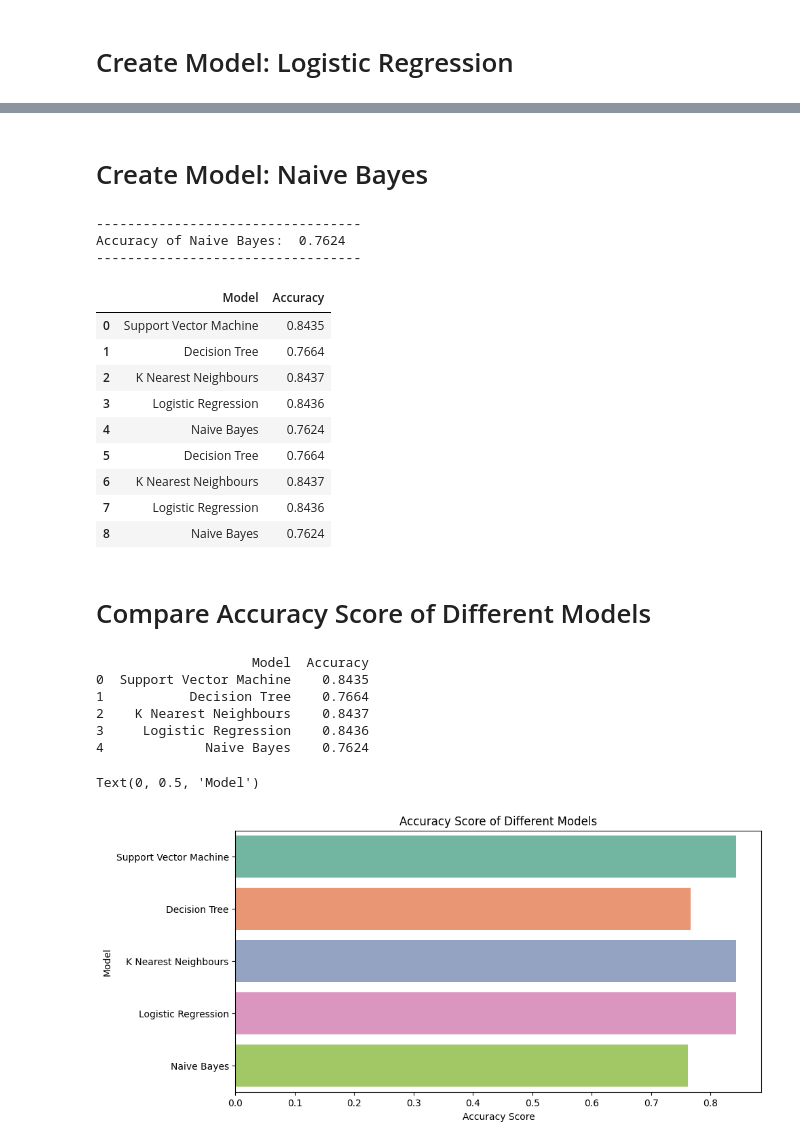
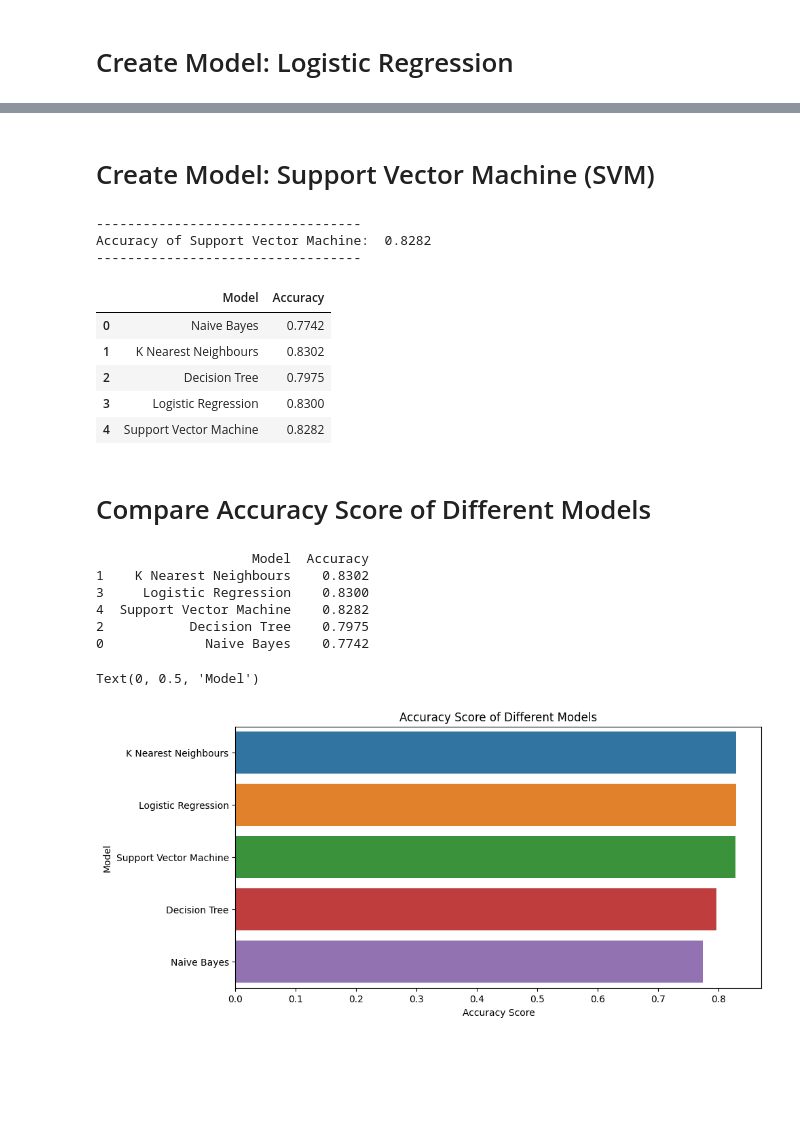
Before and after one commit to Mahdi-Abdullah/Diabetes-Health-Indicator-Using-Machine-Learning, a Jupyter notebook: Diabetes_Health_Indicator_Classification.ipynb, the cells around one changed output, grey strips where cells are left out. Saved outputs shown, nothing was run; the diff lists cells and outputs as text; code cells hidden in the pictures; blank space fills up the shorter version.

```diff
--- a/Diabetes_Health_Indicator_Classification.ipynb
+++ b/Diabetes_Health_Indicator_Classification.ipynb
@@ -118,6 +259,6 @@ parallel_coordinates(dataset, "Diabetes_012", color = ['blue', 'red', 'green']);
 # Create Features Matrix & Target Variable
 # %%
 # Feature matrix
-X = dataset[['HighBP', 'HighChol', 'CholCheck', 'BMI', 'Smoker', 'Stroke' , 'HeartDiseaseorAttack', 'PhysActivity', 'Fruits', 'Veggies', 'HvyAlcoholConsump', 'AnyHealthcare', 'NoDocbcCost', 'GenHlth', 'MentHlth', 'PhysHlth', 'DiffWalk', 'Sex', 'Age', 'Education', 'Income']]
+X = dataset[['HighBP', 'HighChol', 'BMI', 'Stroke' , 'HeartDiseaseorAttack', 'PhysActivity', 'GenHlth', 'PhysHlth', 'Age']]
 X
 # %% [output]
@@ -174,25 +315,25 @@ y_test shape:  (76104,)
 # %%
-# Create Model: Support Vector Machine (SVM)
-from sklearn import svm # "Support Vector Classifier"
+# Create Model: Naive Bayes
+from sklearn.naive_bayes import GaussianNB
 
-# Create a svm Classifier
-model_svm = svm.SVC()
+# Create a Gaussian Classifier
+model_nb = GaussianNB()
 
 # Train the model using the training sets
-model_svm.fit(X_train, y_train)
+model_nb.fit(X_train, y_train)
 
 # Predict the response for test dataset
-y_pred_svm = model_svm.predict(X_test)
+y_pred_nb = model_nb.predict(X_test)
 
 # checking the accuracy of the algorithm by comparing predicted output by the model and the actual output
-score_svm = metrics.accuracy_score(y_pred_svm, y_test).round(4)
+score_nb = metrics.accuracy_score(y_pred_nb, y_test).round(4)
 
 print("----------------------------------")
-print("Accuracy of Support Vector Machine: ", score_svm)
+print("Accuracy of Naive Bayes: ", score_nb)
 print("----------------------------------")
 
 # save the accuracy score of the model
-model_accuracy = pd.DataFrame({'Model': ['Support Vector Machine'], 'Accuracy': [score_svm]})
+model_accuracy = pd.DataFrame({'Model': ['Naive Bayes'], 'Accuracy': [score_nb]})
 model_accuracy
 # %% [output]
 ----------------------------------
@@ -321,58 +450,57 @@ Please also refer to the documentation for alternative solver options:
 # %% [markdown]
-# Create Model: Naive Bayes
+# Create Model: Support Vector Machine (SVM)
 # %%
-# Create Model: Naive Bayes
-from sklearn.naive_bayes import GaussianNB
+# Create Model: Support Vector Machine (SVM)
+from sklearn import svm # "Support Vector Classifier"
 
-# Create a Gaussian Classifier
-model_nb = GaussianNB()
+# Create a svm Classifier
+model_svm = svm.SVC()
 
 # Train the model using the training sets
-model_nb.fit(X_train, y_train)
+model_svm.fit(X_train, y_train)
 
 # Predict the response for test dataset
-y_pred_nb = model_nb.predict(X_test)
+y_pred_svm = model_svm.predict(X_test)
 
 # checking the accuracy of the algorithm by comparing predicted output by the model and the actual output
-score_nb = metrics.accuracy_score(y_pred_nb, y_test).round(4)
+score_svm = metrics.accuracy_score(y_pred_svm, y_test).round(4)
 
 print("----------------------------------")
-print("Accuracy of Naive Bayes: ", score_nb)
+print("Accuracy of Support Vector Machine: ", score_svm)
 print("----------------------------------")
 
 # save the accuracy score of the model
-model_accuracy = model_accuracy.append({'Model': 'Naive Bayes', 'Accuracy': score_nb}, ignore_index=True)
+model_accuracy = model_accuracy.append({'Model': 'Support Vector Machine', 'Accuracy': score_svm}, ignore_index=True)
 model_accuracy
 # %% [output]
 ----------------------------------
-Accuracy of Naive Bayes:  0.7624
+Accuracy of Support Vector Machine:  0.8282
 ----------------------------------
 |  | Model | Accuracy |
-| 0 | Support Vector Machine | 0.8435 |
-| 1 | Decision Tree | 0.7664 |
-| 2 | K Nearest Neighbours | 0.8437 |
-| 3 | Logistic Regression | 0.8436 |
-| 4 | Naive Bayes | 0.7624 |
-| 5 | Decision Tree | 0.7664 |
-| 6 | K Nearest Neighbours | 0.8437 |
-| 7 | Logistic Regression | 0.8436 |
-| 8 | Naive Bayes | 0.7624 |
+| 0 | Naive Bayes | 0.7742 |
+| 1 | K Nearest Neighbours | 0.8302 |
+| 2 | Decision Tree | 0.7975 |
+| 3 | Logistic Regression | 0.8300 |
+| 4 | Support Vector Machine | 0.8282 |
 # %% [markdown]
 # Compare Accuracy Score of Different Models
 # %%
 # Compare Accuracy Score of Different Models
+model_accuracy.sort_values(by='Accuracy', ascending=False, inplace=True)
 print(model_accuracy)
+
+# Plot Accuracy Score of Different Models
 plt.figure(figsize=(10, 5))
-sns.barplot(x='Accuracy', y='Model', data=model_accuracy, palette='Set2')
+sns.barplot(x='Accuracy', y='Model', data=model_accuracy,)
 plt.title('Accuracy Score of Different Models')
 plt.xlabel('Accuracy Score')
 plt.ylabel('Model')
 # %% [output]
                     Model  Accuracy
-0  Support Vector Machine    0.8435
-1           Decision Tree    0.7664
-2    K Nearest Neighbours    0.8437
-3     Logistic Regression    0.8436
-4             Naive Bayes    0.7624
+1    K Nearest Neighbours    0.8302
+3     Logistic Regression    0.8300
+4  Support Vector Machine    0.8282
+2           Decision Tree    0.7975
+0             Naive Bayes    0.7742
 Text(0, 0.5, 'Model')
-[figure, old version]
+[figure, new version]
```
Also changed, not shown: parts of 37 cells of this notebook, 1 other file.
